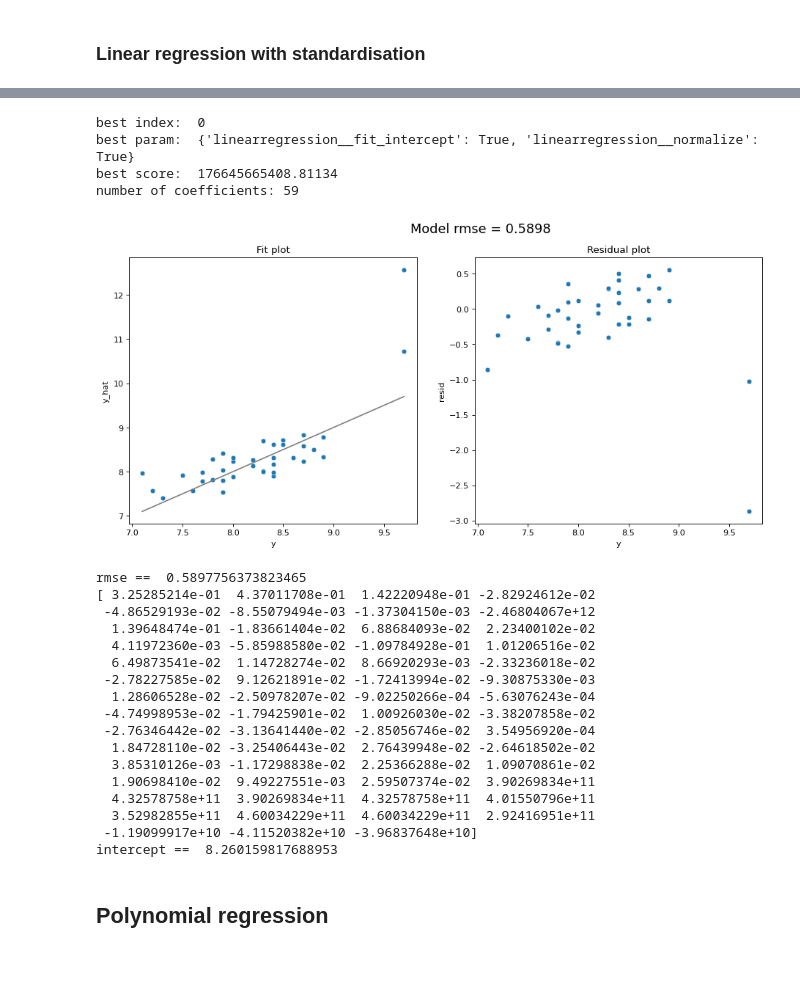
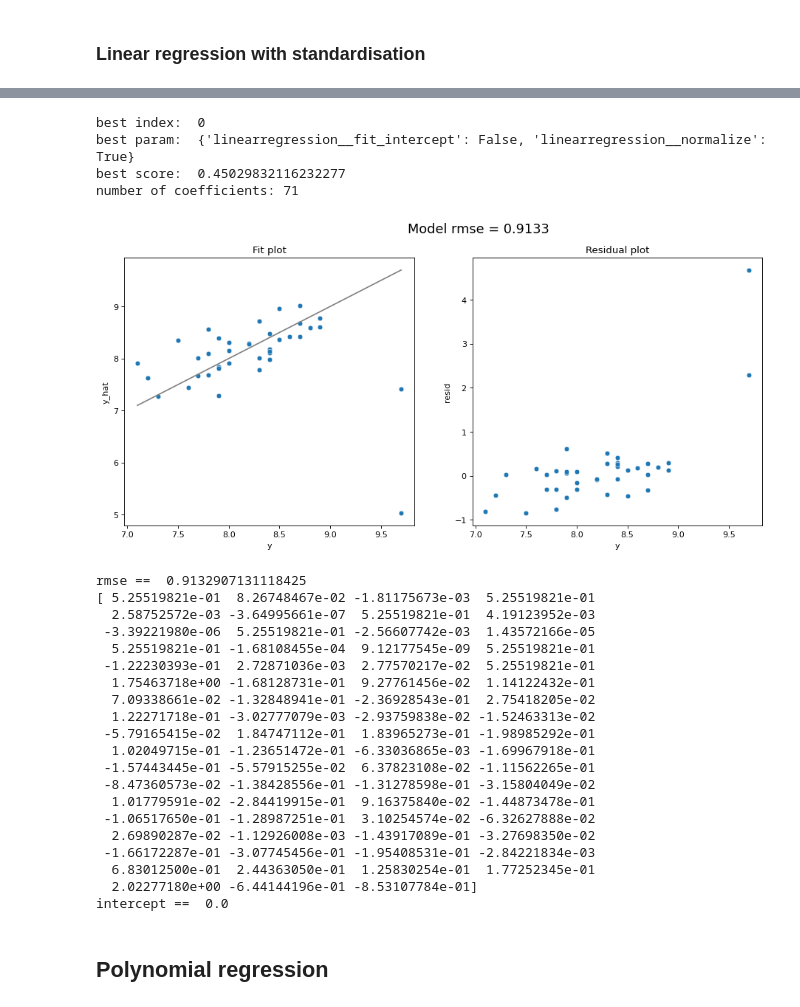
Before and after one commit to s2133934/ML_python_project1, a Jupyter notebook: project1.ipynb, the cells around one changed output, grey strips where cells are left out. Saved outputs shown, nothing was run; the diff lists cells and outputs as text; code cells hidden in the pictures; blank space fills up the shorter version.

```diff
--- a/project1.ipynb
+++ b/project1.ipynb
@@ -199,0 +308,4 @@ See the caveats in the documentation: https://pandas.pydata.org/pandas-docs/stab
+# %%
+to_elim = to_elim_writers + to_elim_dirs+ ['Dwight','Jim','Pam','Kevin']
+#to_elim
+# we dont need to print this
@@ -426,4 +533,5 @@ def run_linear_regression(dataframe):
 # %%
 # Run the linear reg for dataframe kk (one with directors missing etc)
-run_linear_regression(kk)
+lin_reg_kk,rmse_train_lin_reg_kk,rmse_test_lin_reg_kk = run_linear_regression(kk)
+#rmse_train_lin_reg_kk
 # %% [output]
@@ -497,28 +750,31 @@ def run_linear_regr_standardisation(dataframe):
 # %%
-run_linear_regr_standardisation(kk)
+run_linear_regr_column(kk)
 # %% [output]
 best index:  0
-best param:  {'linearregression__fit_intercept': True, 'linearregression__normalize': True}
-best score:  176645665408.81134
-number of coefficients: 59
+best param:  {'linearregression__fit_intercept': False, 'linearregression__normalize': True}
+best score:  0.45029832116232277
+number of coefficients: 71
-[figure, old version]
+[figure, new version]
-rmse ==  0.5897756373823465
-[ 3.25285214e-01  4.37011708e-01  1.42220948e-01 -2.82924612e-02
- -4.86529193e-02 -8.55079494e-03 -1.37304150e-03 -2.46804067e+12
-  1.39648474e-01 -1.83661404e-02  6.88684093e-02  2.23400102e-02
-  4.11972360e-03 -5.85988580e-02 -1.09784928e-01  1.01206516e-02
-  6.49873541e-02  1.14728274e-02  8.66920293e-03 -2.33236018e-02
- -2.78227585e-02  9.12621891e-02 -1.72413994e-02 -9.30875330e-03
-  1.28606528e-02 -2.50978207e-02 -9.02250266e-04 -5.63076243e-04
- -4.74998953e-02 -1.79425901e-02  1.00926030e-02 -3.38207858e-02
- -2.76346442e-02 -3.13641440e-02 -2.85056746e-02  3.54956920e-04
-  1.84728110e-02 -3.25406443e-02  2.76439948e-02 -2.64618502e-02
-  3.85310126e-03 -1.17298838e-02  2.25366288e-02  1.09070861e-02
-  1.90698410e-02  9.49227551e-03  2.59507374e-02  3.90269834e+11
-  4.32578758e+11  3.90269834e+11  4.32578758e+11  4.01550796e+11
-  3.52982855e+11  4.60034229e+11  4.60034229e+11  2.92416951e+11
- -1.19099917e+10 -4.11520382e+10 -3.96837648e+10]
-intercept ==  8.260159817688953
+rmse ==  0.9132907131118425
+[ 5.25519821e-01  8.26748467e-02 -1.81175673e-03  5.25519821e-01
+  2.58752572e-03 -3.64995661e-07  5.25519821e-01  4.19123952e-03
+ -3.39221980e-06  5.25519821e-01 -2.56607742e-03  1.43572166e-05
+  5.25519821e-01 -1.68108455e-04  9.12177545e-09  5.25519821e-01
+ -1.22230393e-01  2.72871036e-03  2.77570217e-02  5.25519821e-01
+  1.75463718e+00 -1.68128731e-01  9.27761456e-02  1.14122432e-01
+  7.09338661e-02 -1.32848941e-01 -2.36928543e-01  2.75418205e-02
+  1.22271718e-01 -3.02777079e-03 -2.93759838e-02 -1.52463313e-02
+ -5.79165415e-02  1.84747112e-01  1.83965273e-01 -1.98985292e-01
+  1.02049715e-01 -1.23651472e-01 -6.33036865e-03 -1.69967918e-01
+ -1.57443445e-01 -5.57915255e-02  6.37823108e-02 -1.11562265e-01
+ -8.47360573e-02 -1.38428556e-01 -1.31278598e-01 -3.15804049e-02
+  1.01779591e-02 -2.84419915e-01  9.16375840e-02 -1.44873478e-01
+ -1.06517650e-01 -1.28987251e-01  3.10254574e-02 -6.32627888e-02
+  2.69890287e-02 -1.12926008e-03 -1.43917089e-01 -3.27698350e-02
+ -1.66172287e-01 -3.07745456e-01 -1.95408531e-01 -2.84221834e-03
+  6.83012500e-01  2.44363050e-01  1.25830254e-01  1.77252345e-01
+  2.02277180e+00 -6.44144196e-01 -8.53107784e-01]
+intercept ==  0.0
 # %% [markdown]
 ## Polynomial regression
 # %%
```
Also changed, not shown: parts of 56 cells of this notebook, 5 other files.
